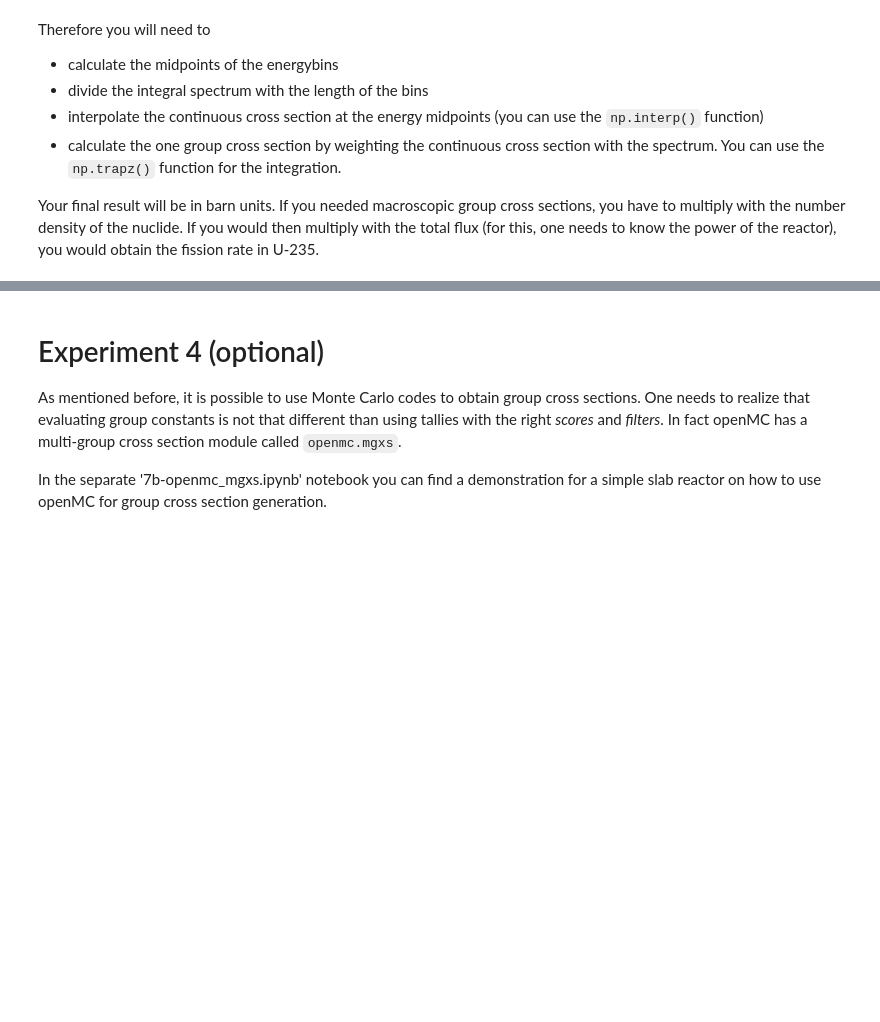
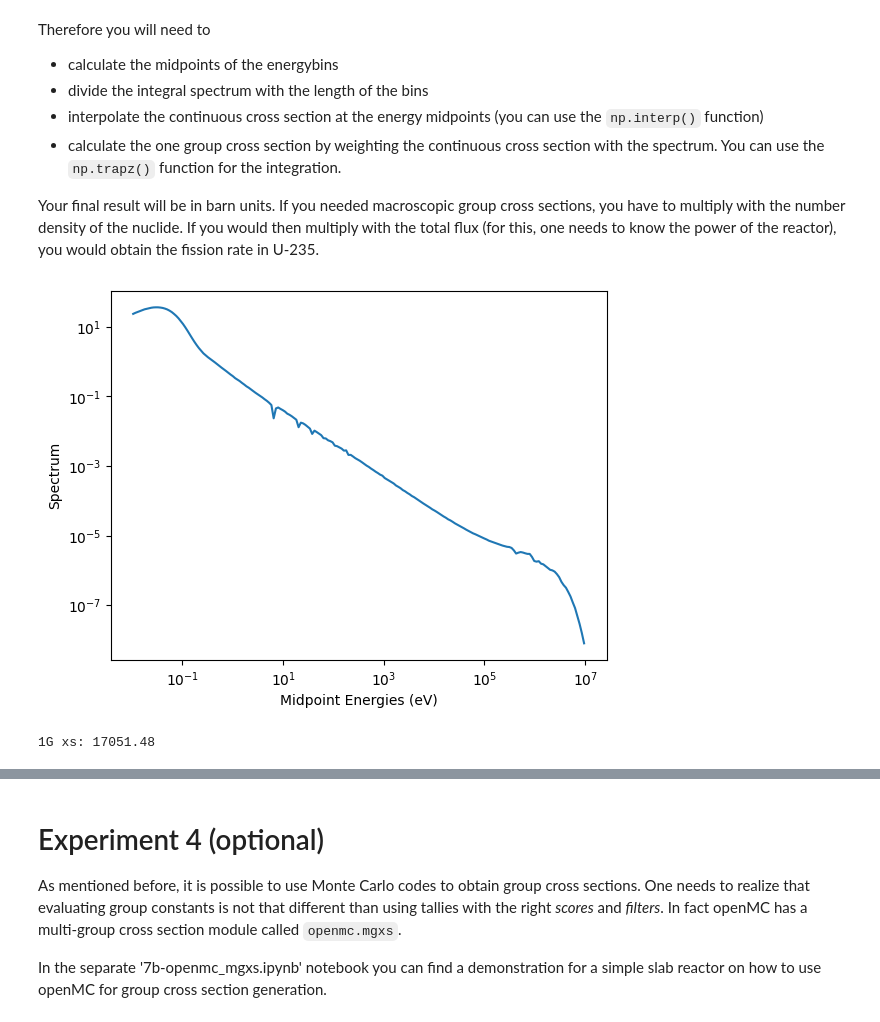
Before and after one commit to sewerininc/poetry_envs, a Jupyter notebook: reaktorfysik/RFP/Datalabs/Datalab07/7-NumericalDiffusion.ipynb, the cells around one changed output, grey strips where cells are left out. Saved outputs shown, nothing was run; the diff lists cells and outputs as text; code cells hidden in the pictures; blank space fills up the shorter version.

```diff
--- a/reaktorfysik/RFP/Datalabs/Datalab07/7-NumericalDiffusion.ipynb
+++ b/reaktorfysik/RFP/Datalabs/Datalab07/7-NumericalDiffusion.ipynb
@@ -548,14 +548,22 @@ Therefore you will need to
 
 Your final result will be in barn units. If you needed macroscopic group cross sections, you have to multiply with the number density of the nuclide. If you would then multiply with the total flux (for this, one needs to know the power of the reactor), you would obtain the fission rate in U-235.
 # %%
-energyC =  #complete the line to calculate the midpoint energies
-fluxpE =  #complete the line to calculate the spectrum
+energyC =  enlow + (enhigh - enlow)/2
+#complete the line to calculate the midpoint energies
+fluxpE =  flux / (enhigh - enlow) #complete the line to calculate the spectrum
 
 plt.figure()
 #plot the spectrum
+plt.loglog(energyC,fluxpE)
+plt.xlabel('Midpoint Energies (eV)')
+plt.ylabel('Spectrum')
 plt.show()
 
-xs5interp = #interpolate the continous cross sections at the values of energyC
+xs5interp = np.interp(x=energyC, fp=xs, xp=energy)
+#interpolate the continous cross sections at the values of energyC
 
-xs51g = #calculate the 1group cross section
+xs51g = np.trapz(xs5interp) #calculate the 1group cross section
 print('1G xs: {:.2f}'.format(xs51g))
+# %% [output]
+[figure, added]
+1G xs: 17051.48
```
Also changed, not shown: parts of 3 cells of this notebook.
